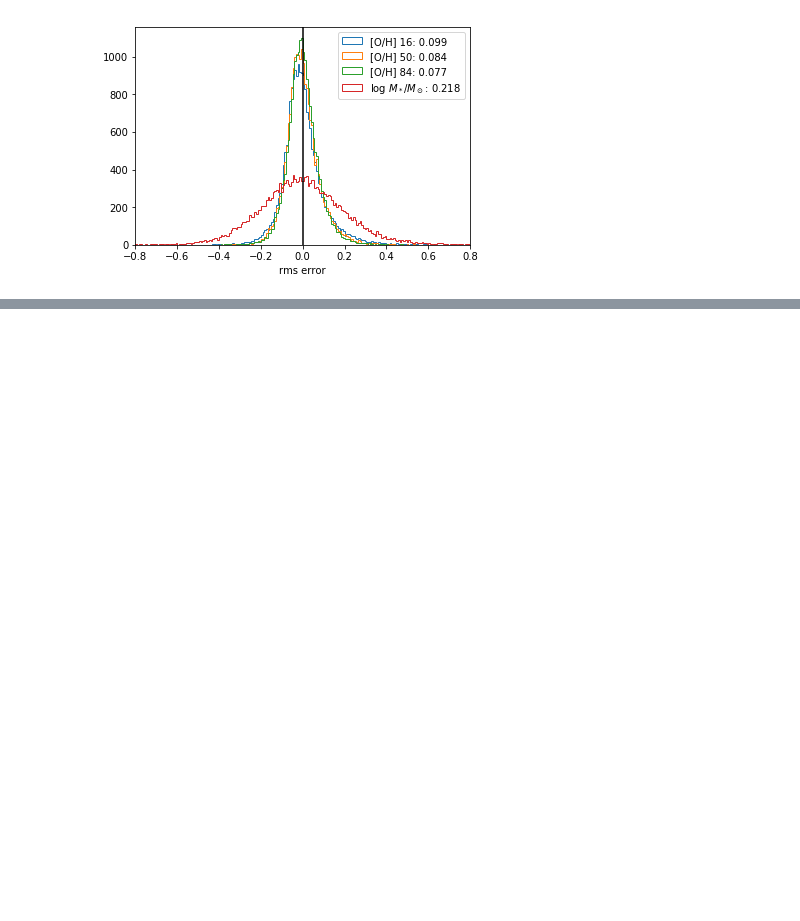
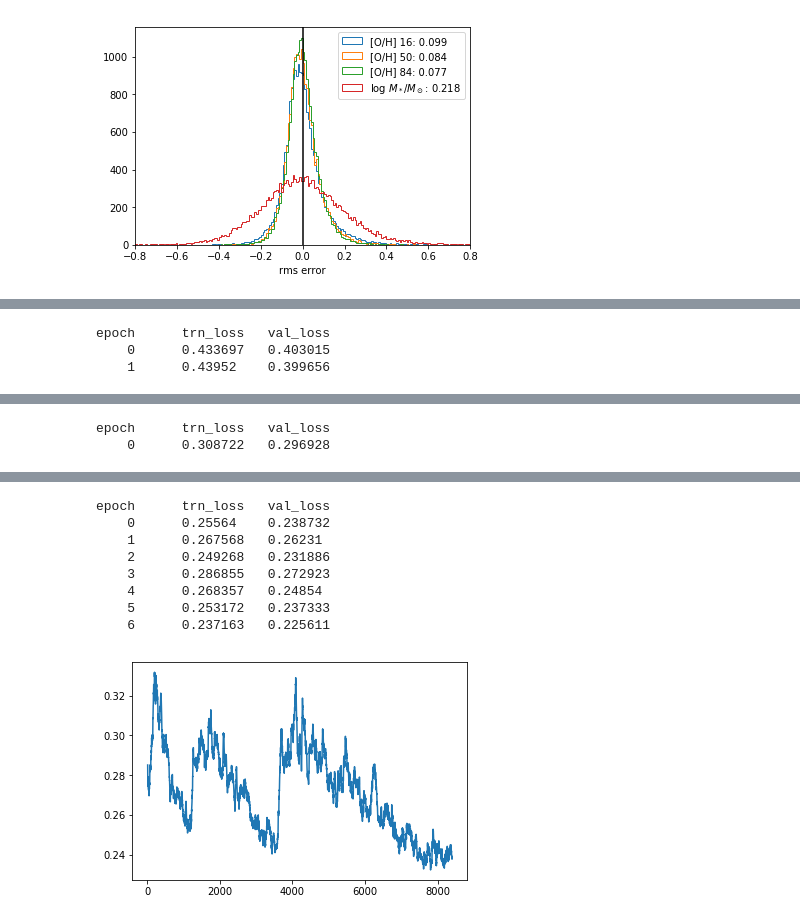
Before and after one commit to jwuphysics/galaxy-cnns, a Jupyter notebook: notebook/06. Predicting stellar mass in addition to metallicity.ipynb, the cells around one changed output, grey strips where cells are left out. Saved outputs shown, nothing was run; the diff lists cells and outputs as text; code cells hidden in the pictures; blank space fills up the shorter version.

Commit message:
generate mass-only predictions + paper figures

```diff
--- a/notebook/06. Predicting stellar mass in addition to metallicity.ipynb
+++ b/notebook/06. Predicting stellar mass in addition to metallicity.ipynb
@@ -496,0 +510,39 @@ predicted.to_csv(f'{PATH}/catalogs/predictions-mass-metal.csv')
+# %%
+train_label_csv = f'{PATH}/catalogs/train-mass-only.csv'
+df = pd.read_csv(train_label_csv, index_col=0)
+
+n = len(df)
+val_idxs = get_cv_idxs(n)
+# %%
+def get_data(arch, sz, bs, val_idxs=val_idxs):
+    tfms = tfms_from_model(arch, sz, aug_tfms=transforms_top_down, max_zoom=1.1)
+    return ImageClassifierData.from_multiclass_csv(PATH, 'train-mass-metal', train_label_csv, tfms=tfms,
+                    suffix='.jpg', val_idxs=val_idxs, test_name='test-mass-metal', num_workers=16)
+
+def rmse(x, y):
+    return torch.sqrt(F.mse_loss(x,y))
+# %%
+# train-val permutation
+all_idxs = np.random.permutation(range(n))
+
+# params
+sz = 128
+bs = 128
+arch = resnet34
+# %%
+data = get_data(arch, sz, bs, val_idxs=val_idxs)
+
+learn = ConvLearner.pretrained(arch, data)
+metrics = [rmse]
+learn.crit = rmse
+# %%
+lr = 1e-1
+learn.fit(lr, 2)
+
+lrs = [1e-3, 1e-2, 1e-1]
+learn.unfreeze()
+learn.fit(lr, 1)
+learn.fit(lr, 3, cycle_len=1, cycle_mult=2)
+
+learn.sched.plot_loss()
+# %% [output]
@@ -496,0 +550,3 @@ predicted.to_csv(f'{PATH}/catalogs/predictions-mass-metal.csv')
+epoch      trn_loss   val_loss
+    0      0.433697   0.403015
+    1      0.43952    0.399656
@@ -496,0 +554,2 @@ predicted.to_csv(f'{PATH}/catalogs/predictions-mass-metal.csv')
+epoch      trn_loss   val_loss
+    0      0.308722   0.296928
@@ -496,0 +557,9 @@ predicted.to_csv(f'{PATH}/catalogs/predictions-mass-metal.csv')
+epoch      trn_loss   val_loss
+    0      0.25564    0.238732
+    1      0.267568   0.26231
+    2      0.249268   0.231886
+    3      0.286855   0.272923
+    4      0.268357   0.24854
+    5      0.253172   0.237333
+    6      0.237163   0.225611
+[figure, added]
```
Also changed, not shown: parts of 10 cells of this notebook, 3 other files.
